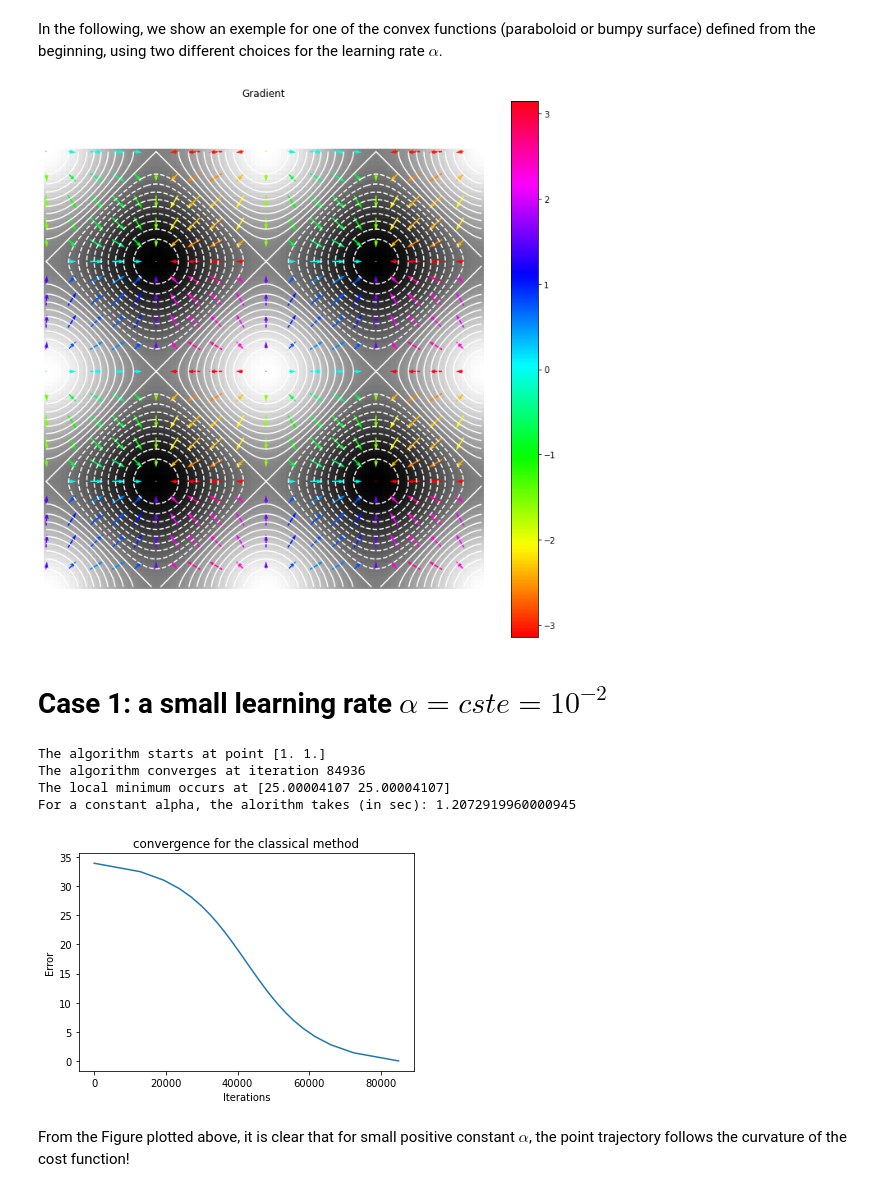
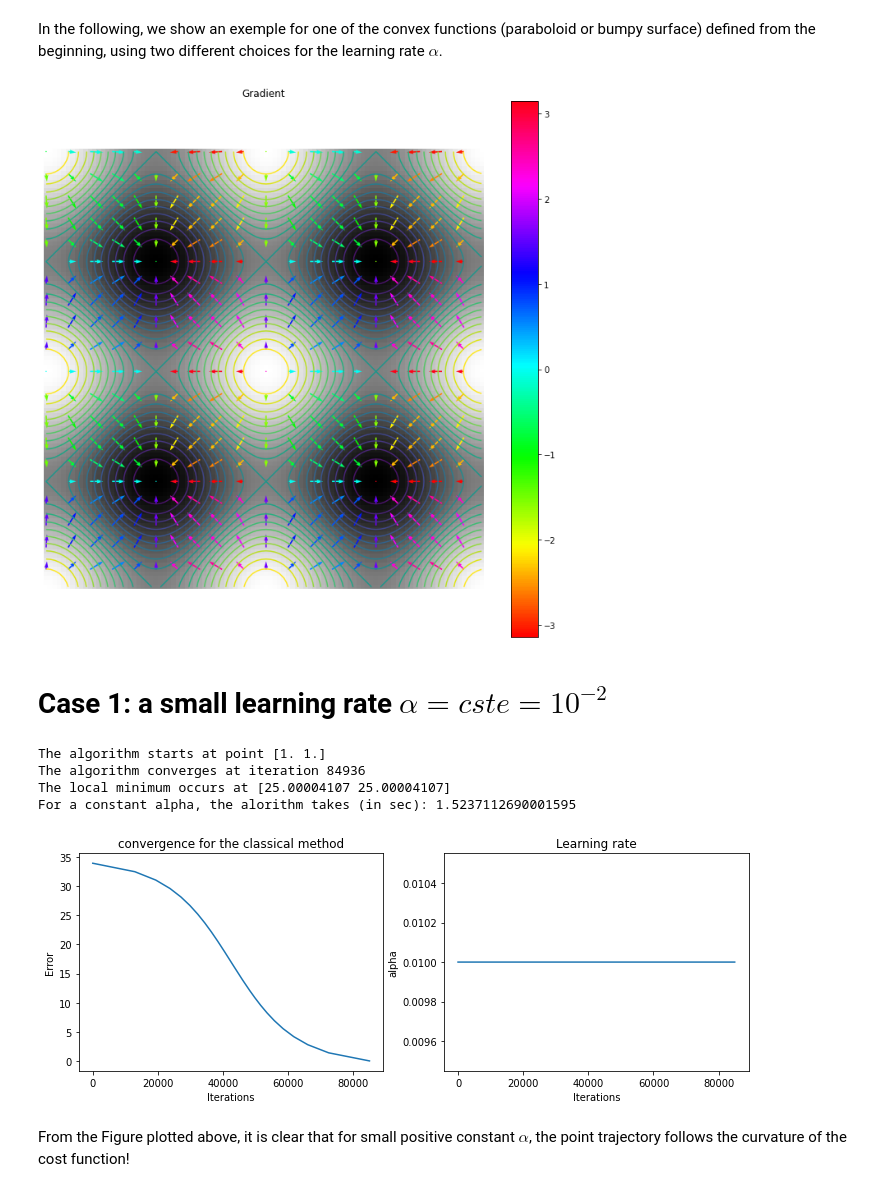
Before and after one commit to k16makki/Medima_tools, a Jupyter notebook: Notebooks/curvature_driven_gradient_descent.ipynb, the cells around one changed output. Saved outputs shown, nothing was run; the diff lists cells and outputs as text; code cells hidden in the pictures.

```diff
--- a/Notebooks/curvature_driven_gradient_descent.ipynb
+++ b/Notebooks/curvature_driven_gradient_descent.ipynb
@@ -231,6 +232,8 @@ def gradient_descent(cur_x, alpha, precision, previous_step_size, max_iters,\
 
     path = [cur_x]
 
+    l_rate = []
+
 
     while previous_step_size > precision and iters < max_iters:
         prev_x = cur_x #Store current x value in prev_x
@@ -239,24 +242,32 @@ def gradient_descent(cur_x, alpha, precision, previous_step_size, max_iters,\
         if (method=="gauss_curv"):
 
         ### Grad descent: our method
-            alpha_x = 1/(10*(1-g_curv[int(prev_x[0]),int(prev_x[1])]**2))
+            alpha_x = 1/(100*(1-g_curv[int(prev_x[0]),int(prev_x[1])])**3)
 
             cur_x = cur_x - alpha_x * np.array(\
             [Gx[int(prev_x[0]),\
             int(prev_x[1])],Gy[int(prev_x[0]),int(prev_x[1])]])
 
+            l_rate.append(alpha_x)
+
         elif (method=="mean_curv"):
 
         ### Grad descent: our method
-            alpha_x = 1/(10-mean_curv[int(prev_x[0]),int(prev_x[1])]**2)
+            alpha_x = 1/(100+10*mean_curv[int(prev_x[0]),int(prev_x[1])])
+
+            #alpha_x =  mean_curv[int(prev_x[0]),int(prev_x[1])]
 
             cur_x = cur_x - alpha_x * np.array(\
                     [Gx[int(prev_x[0]),\
                     int(prev_x[1])],Gy[int(prev_x[0]),int(prev_x[1])]])
+            l_rate.append(alpha_x)
+
         else:
            ### Grad descent: conventional method
             cur_x = cur_x - alpha * np.array([Gx[int(prev_x[0]),int(prev_x[1])],\
             Gy[int(prev_x[0]),int(prev_x[1])]])  #Grad descent
+
+            l_rate.append(alpha)
 
 
         previous_step_size = np.max(np.absolute(cur_x - prev_x)) #Change in x
@@ -269,7 +280,7 @@ def gradient_descent(cur_x, alpha, precision, previous_step_size, max_iters,\
 
     print("The local minimum occurs at", cur_x)
 
-    return cur_x, path
+    return cur_x, path, l_rate
 # %% [markdown]
 # Barzilai–Borwein method: $\alpha(x_n) = \frac{|(x_n-x_{n-1})^T  [\nabla z(x_n) - \nabla z(x_{n-1})]|}{|| \nabla z(x_n) - \nabla z(x_{n-1}) ||^2}$
 # %%
@@ -365,7 +376,7 @@ def plot_gradient(Nx,Ny,z,title):
     plt.axis("equal")
     plt.imshow(z, cmap=plt.cm.gray)
     levels = np.arange(np.min(z),np.max(z),0.1)
-    plt.contour(z,levels, colors=['white'])
+    plt.contour(z,levels)#, colors=['white'])
     plt.quiver(yn, xn, vy,vx, - np.arctan2(vx, vy), angles='xy',\
      units = 'inches', cmap='hsv', scale_units='xy', scale=0.02)
     plt.colorbar()#orientation="horizontal")
@@ -378,7 +389,7 @@ def plot_gradient(Nx,Ny,z,title):
 Gx, Gy = np.gradient(z)
 plot_gradient(-Gx,-Gy, z, "Gradient")
 # %% [output]
-[figure, old version]
+[figure, new version]
 # %% [markdown]
 # Case 1: a small learning rate $\alpha = cste = 10^{-2}$
 # %%
@@ -386,42 +397,50 @@ import timeit
 
 start_time = timeit.default_timer()
 
-optimum1, path1 = gradient_descent(cur_x=np.array([1.0,1.0]), alpha=0.01, \
+optimum1, path1, l_rate1 = gradient_descent(cur_x=np.array([1.0,1.0]), alpha=0.01, \
         precision=0.00001, previous_step_size=1,\
         max_iters=100000, cost_function=z, method=None)
 
 elapsed = timeit.default_timer() - start_time
 print("For a constant alpha, the alorithm takes (in sec):", elapsed)
 
 def convergence_curve(path, x_star):
     #inputs:
     ## path: followed trajectory during optimization
     ## x_star: optimum (it is supposed to be known a priori)
 
     distance = []
     for point in (path):
 
         poinwise_dist = 0
         for j in range(point.shape[0]):
             poinwise_dist += (point[j]-x_star[j])**2
         distance.append(np.sqrt(poinwise_dist))
 
     return distance #[x / len(distance) for x in distance]
 
+fig = plt.figure(figsize=(12, 4))
+fig.tight_layout(pad=3.0)
 
-
+plt.subplot(1, 2, 1)
 curve1 = convergence_curve(path1, x_star)
 plt.plot(curve1)
 plt.title("convergence for the classical method")
 plt.xlabel("Iterations")
 plt.ylabel("Error")
+
+plt.subplot(1, 2, 2)
+plt.plot(l_rate1)
+plt.title("Learning rate")
+plt.xlabel("Iterations")
+plt.ylabel("alpha")
 plt.show()
 # %% [output]
 The algorithm starts at point [1. 1.]
 The algorithm converges at iteration 84936
 The local minimum occurs at [25.00004107 25.00004107]
-For a constant alpha, the alorithm takes (in sec): 1.2072919960000945
+For a constant alpha, the alorithm takes (in sec): 1.5237112690001595
-[figure, old version]
+[figure, new version]
 # %% [markdown]
 From the Figure plotted above, it is clear that for small positive constant $\alpha$, the point trajectory follows the curvature of the cost function!
 # %%
```
Also changed, not shown: parts of 7 cells of this notebook.
